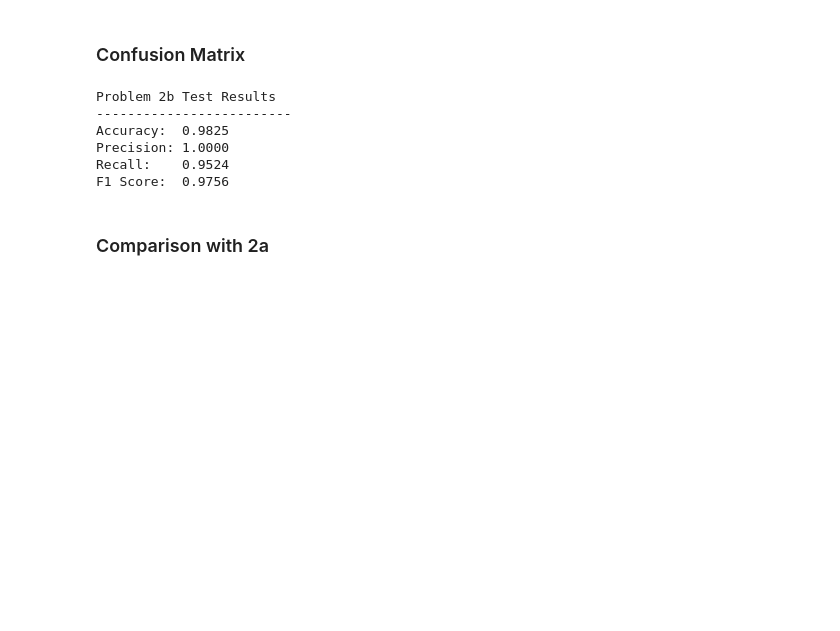
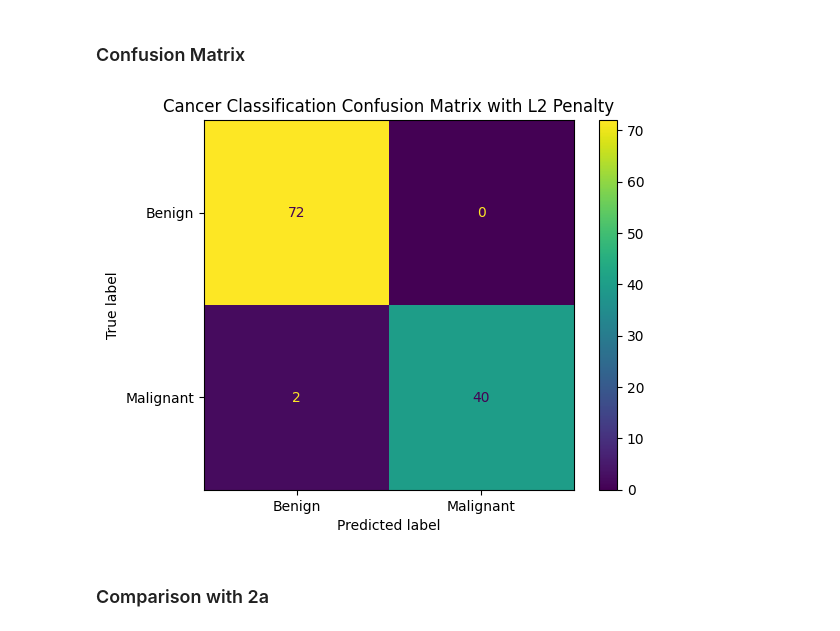
Before and after one commit to J-R4M/machine-learning, a Jupyter notebook: hw-3/Homework_3_4105.ipynb, the cells around one changed output. Saved outputs shown, nothing was run; the diff lists cells and outputs as text; code cells hidden in the pictures; blank space fills up the shorter version.

```diff
--- a/hw-3/Homework_3_4105.ipynb
+++ b/hw-3/Homework_3_4105.ipynb
@@ -764,44 +766,26 @@ Recall:    0.9524
 F1 Score:  0.9756
 # %% [markdown]
 ### Confusion Matrix
-# %%
-y_test_prediction_2b = model_2b.predict(
-    X_test_scaled
-)
-
-accuracy_2b = accuracy_score(
-    y_test,
-    y_test_prediction_2b
-)
-
-precision_2b = precision_score(
-    y_test,
-    y_test_prediction_2b
-)
-
-recall_2b = recall_score(
-    y_test,
-    y_test_prediction_2b
-)
-
-f1_2b = f1_score(
-    y_test,
-    y_test_prediction_2b
-)
-
-print("Problem 2b Test Results")
-print("-------------------------")
-print(f"Accuracy:  {accuracy_2b:.4f}")
-print(f"Precision: {precision_2b:.4f}")
-print(f"Recall:    {recall_2b:.4f}")
-print(f"F1 Score:  {f1_2b:.4f}")
-# %% [output]
-Problem 2b Test Results
--------------------------
-Accuracy:  0.9825
-Precision: 1.0000
-Recall:    0.9524
-F1 Score:  0.9756
+# %%
+cm_2b = confusion_matrix(
+    y_test,
+    y_test_prediction_2b
+)
+
+display_2b = ConfusionMatrixDisplay(
+    confusion_matrix=cm_2b,
+    display_labels=["Benign", "Malignant"]
+)
+
+display_2b.plot()
+
+plt.title(
+    "Cancer Classification Confusion Matrix with L2 Penalty"
+)
+
+plt.show()
+# %% [output]
+[figure, added]
 # %% [markdown]
 ### Comparison with 2a
 # %%
```
Also changed, not shown: parts of 1 cell of this notebook.
